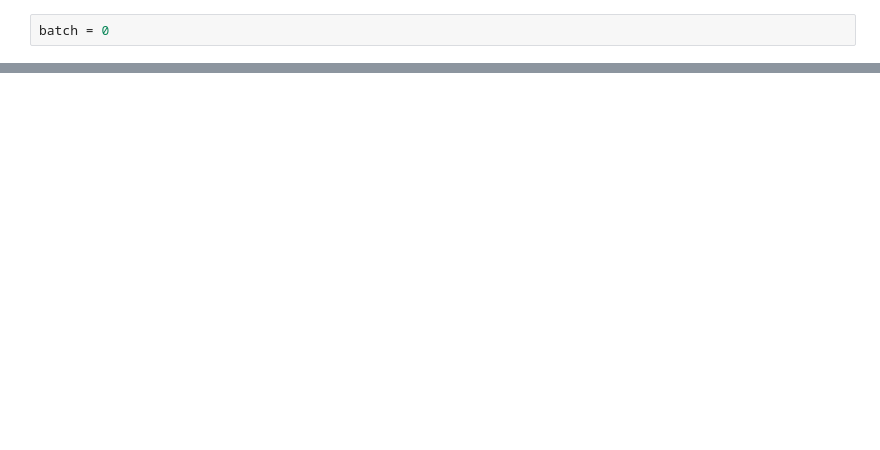
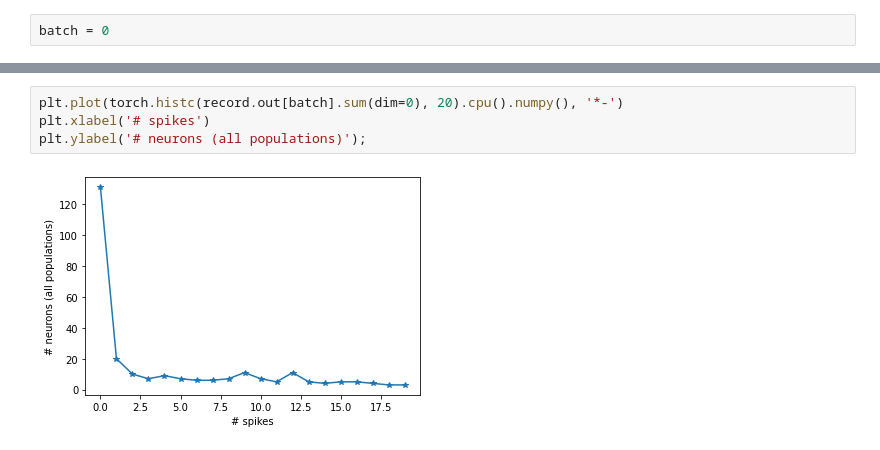
Before and after one commit to kernfel/cantata, a Jupyter notebook: forward exploration.ipynb, the cells around one changed output, grey strips where cells are left out. Drawn from its saved outputs; the diff is of its cells as text; blank space fills up the shorter version.

```diff
--- a/forward exploration.ipynb
+++ b/forward exploration.ipynb
@@ -48,3 +51,9 @@ cp.raster(spikes, ax, rates=cp.get_rates(spikes, kwidth=50), c='#1133AAAA', lw=0
+# %%
+plt.plot(torch.histc(record.out[batch].sum(dim=0), 20).cpu().numpy(), '*-')
+plt.xlabel('# spikes')
+plt.ylabel('# neurons (all populations)');
+# %% [output]
+[figure, added]
 # %%
 rates = cp.get_rates(record.out, kwidth=51)
 t = np.arange(cfg.n_steps) / second
```
Also changed, not shown: parts of 9 cells of this notebook, 2 other files.
